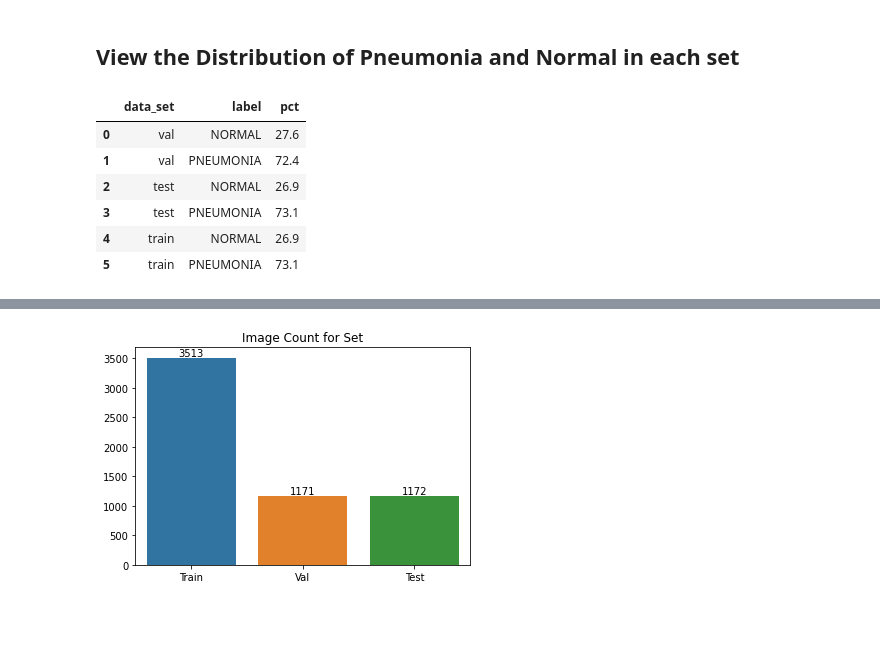
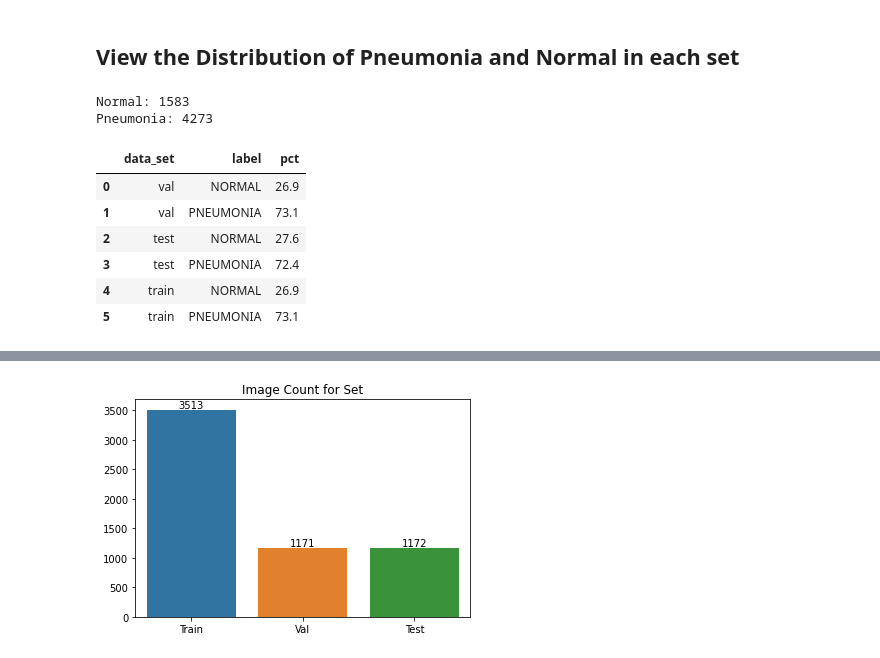
Before and after one commit to dagartga/Transfer_Learning_X-Ray_Classification, a Jupyter notebook: transfer-model-training.ipynb, the cells around one changed output, grey strips where cells are left out. Saved outputs shown, nothing was run; the diff lists cells and outputs as text; code cells hidden in the pictures; blank space fills up the shorter version.

```diff
--- a/transfer-model-training.ipynb
+++ b/transfer-model-training.ipynb
@@ -76,6 +92,6 @@ len(all_filenames)
 # %%
 # split the data into 60:40 for train:test+val
-train_files, val_test_files = train_test_split(all_filenames, test_size=0.4,random_state=18)
+train_files, val_test_files = train_test_split(filenames, test_size=0.4,random_state=18)
 # %%
 # split the val_test_files to 50:50 to have a final split of 60:20:20 of train:val:test
 val_files, test_files = train_test_split(val_test_files, test_size=0.5, random_state=18)
@@ -87,55 +103,61 @@ pct_df = pd.DataFrame(columns = ['data_set', 'label', 'pct'], index = range(6))
 
 totals = {'train':len(train_files), 'val':len(val_files), 'test':len(test_files)}
 
-pneum_count = 0
-norm_count = 0
+val_pneum_count = 0
+val_norm_count = 0
 
 re_pattern = '.*/(NORMAL|PNEUMONIA)/.*'
 
 for file in val_files:
     re_match = re.match(re_pattern, file)
     if re_match[1] == 'NORMAL':
-        norm_count += 1
+        val_norm_count += 1
     else:
-        pneum_count += 1
+        val_pneum_count += 1
 
-pct_df.iloc[0, :] = ['val', 'NORMAL', round(100* norm_count / totals['val'], 1)]
-pct_df.iloc[1, :] = ['val', 'PNEUMONIA', round(100* pneum_count / totals['val'], 1)]
+pct_df.iloc[0, :] = ['val', 'NORMAL', round(100* val_norm_count / totals['val'], 1)]
+pct_df.iloc[1, :] = ['val', 'PNEUMONIA', round(100* val_pneum_count / totals['val'], 1)]
 
 
-pneum_count = 0
-norm_count = 0
+test_pneum_count = 0
+test_norm_count = 0
 for file in test_files:
     re_match = re.match(re_pattern, file)
     if re_match[1] == 'NORMAL':
-        norm_count += 1
+        test_norm_count += 1
     else:
-        pneum_count += 1
+        test_pneum_count += 1
 
-pct_df.iloc[2, :] = ['test', 'NORMAL', round(100* norm_count / totals['test'], 1)]
-pct_df.iloc[3, :] = ['test', 'PNEUMONIA', round(100* pneum_count / totals['test'], 1)]
+pct_df.iloc[2, :] = ['test', 'NORMAL', round(100* test_norm_count / totals['test'], 1)]
+pct_df.iloc[3, :] = ['test', 'PNEUMONIA', round(100* test_pneum_count / totals['test'], 1)]
 
-pneum_count = 0
-norm_count = 0
+train_pneum_count = 0
+train_norm_count = 0
 for file in train_files:
     re_match = re.match(re_pattern, file)
     if re_match[1] == 'NORMAL':
-        norm_count += 1
+        train_norm_count += 1
     else:
-        pneum_count += 1
+        train_pneum_count += 1
 
-pct_df.iloc[4, :] = ['train', 'NORMAL', round(100* norm_count / totals['train'], 1)]
-pct_df.iloc[5, :] = ['train', 'PNEUMONIA', round(100* pneum_count / totals['train'], 1)]
+pct_df.iloc[4, :] = ['train', 'NORMAL', round(100* train_norm_count / totals['train'], 1)]
+pct_df.iloc[5, :] = ['train', 'PNEUMONIA', round(100* train_pneum_count / totals['train'], 1)]
-# %%
-pct_df
-# %% [output]
-|  | data_set | label | pct |
-| 0 | val | NORMAL | 27.6 |
-| 1 | val | PNEUMONIA | 72.4 |
-| 2 | test | NORMAL | 26.9 |
-| 3 | test | PNEUMONIA | 73.1 |
-| 4 | train | NORMAL | 26.9 |
-| 5 | train | PNEUMONIA | 73.1 |
+# %%
+PNEUM_COUNT = val_pneum_count + train_pneum_count + test_pneum_count
+NORMAL_COUNT = val_norm_count + train_norm_count + test_norm_count
+print(f'Normal: {NORMAL_COUNT}\nPneumonia: {PNEUM_COUNT}')
+
+pct_df
+# %% [output]
+Normal: 1583
+Pneumonia: 4273
+|  | data_set | label | pct |
+| 0 | val | NORMAL | 26.9 |
+| 1 | val | PNEUMONIA | 73.1 |
+| 2 | test | NORMAL | 27.6 |
+| 3 | test | PNEUMONIA | 72.4 |
+| 4 | train | NORMAL | 26.9 |
+| 5 | train | PNEUMONIA | 73.1 |
 # %%
 ax = sns.barplot(x=pct_df['data_set'], y=pct_df['pct'], hue=pct_df['label'])
 for i in ax.containers:
```
Also changed, not shown: parts of 52 cells of this notebook.
